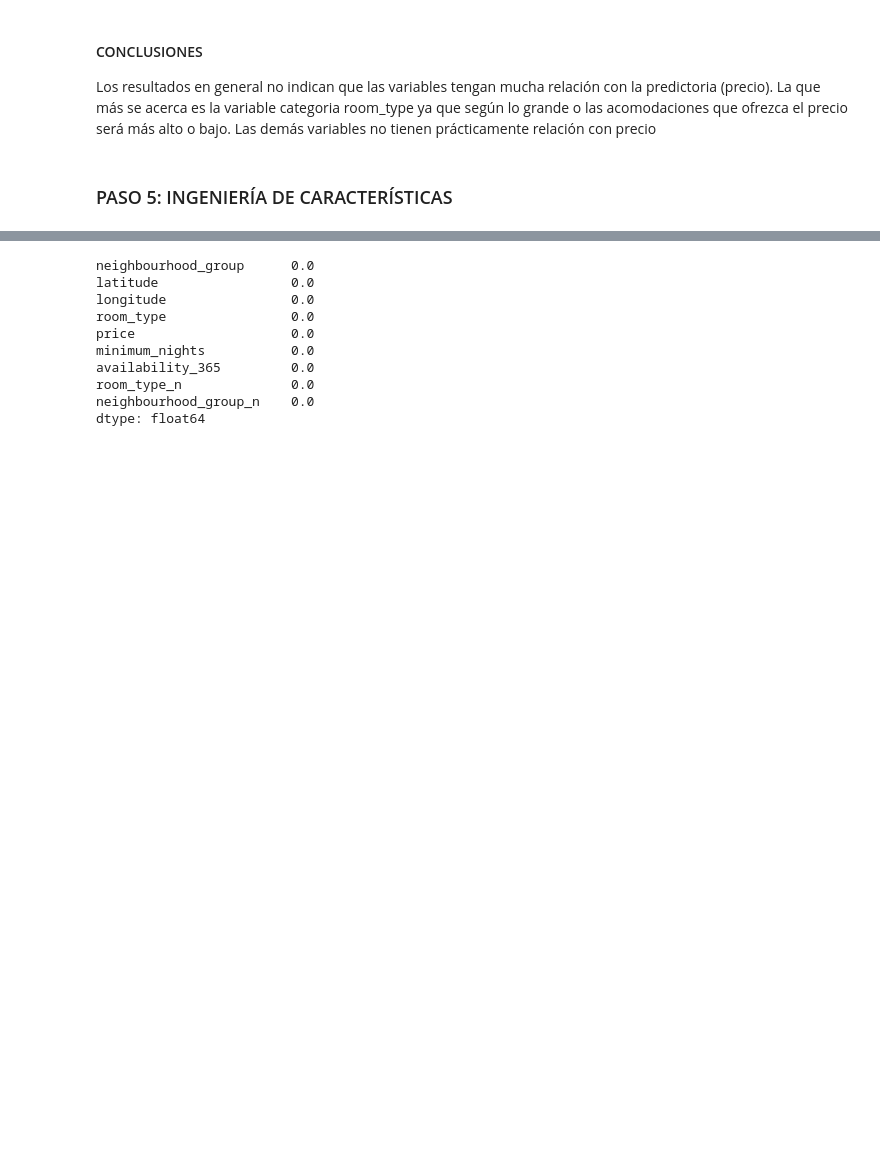
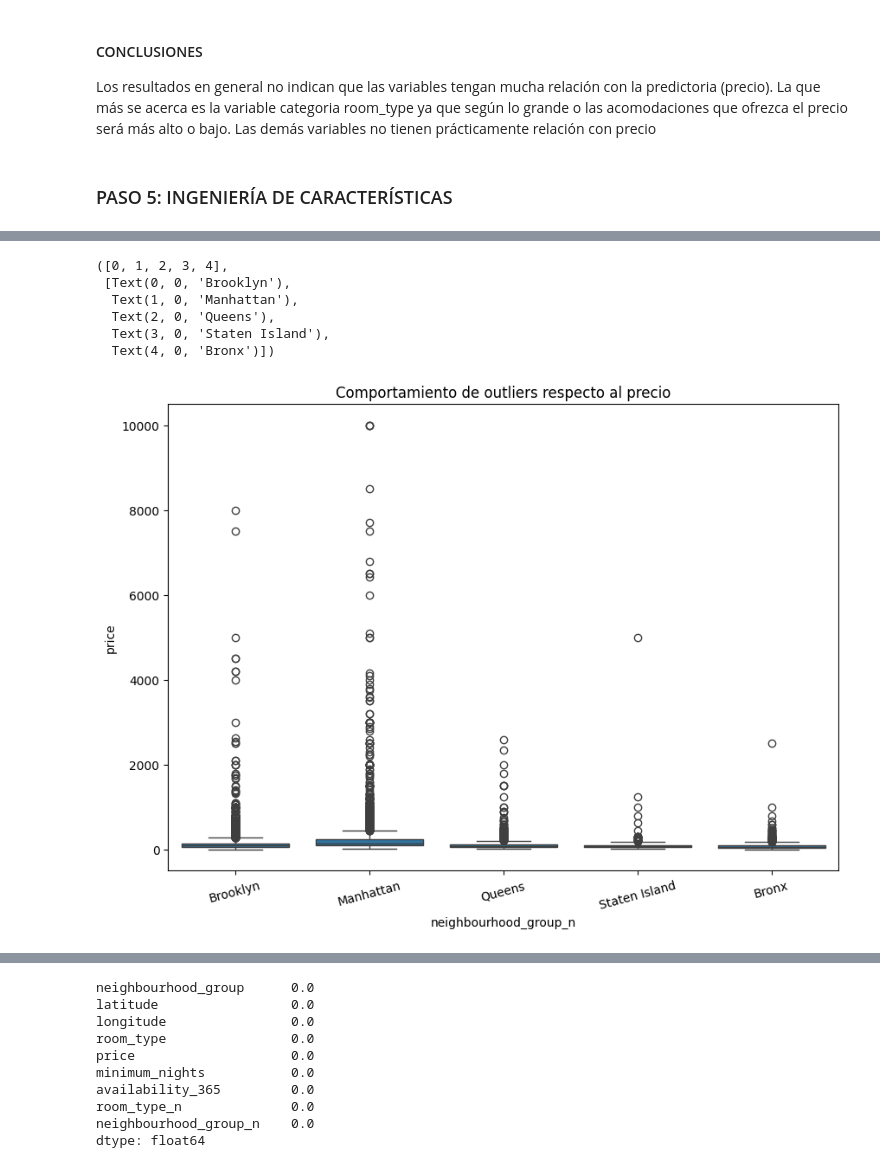
Before and after one commit to 4GeeksAcademy/CristinaChico_EDA, a Jupyter notebook: src/explore.ipynb, the cells around one changed output, grey strips where cells are left out. Cells and saved outputs as stored; diff of their text form; code cells hidden in the pictures; blank space fills up the shorter version.

```diff
--- a/src/explore.ipynb
+++ b/src/explore.ipynb
@@ -536,0 +419,18 @@ Los límites superior e inferior para la búsqueda de outliers son 183.5 y -176.
+# %%
+plt.figure(figsize=(10,7))
+
+map_room_type = {0: "Brooklyn", 1: "Manhattan", 2: "Queens", 3: "Staten Island", 4: "Bronx"}
+
+sns.boxplot(x=total_data['neighbourhood_group_n'], y=total_data['price'])
+
+total_data['neighbourhood_group_n'] = total_data['neighbourhood_group_n'].map(map_room_type)
+plt.title("Comportamiento de outliers respecto al precio")
+plt.xticks(rotation=15)
+# %% [output]
+([0, 1, 2, 3, 4],
+ [Text(0, 0, 'Brooklyn'),
+  Text(1, 0, 'Manhattan'),
+  Text(2, 0, 'Queens'),
+  Text(3, 0, 'Staten Island'),
+  Text(4, 0, 'Bronx')])
+[figure, added]
```
Also changed, not shown: parts of 71 cells of this notebook, 2 other files.
